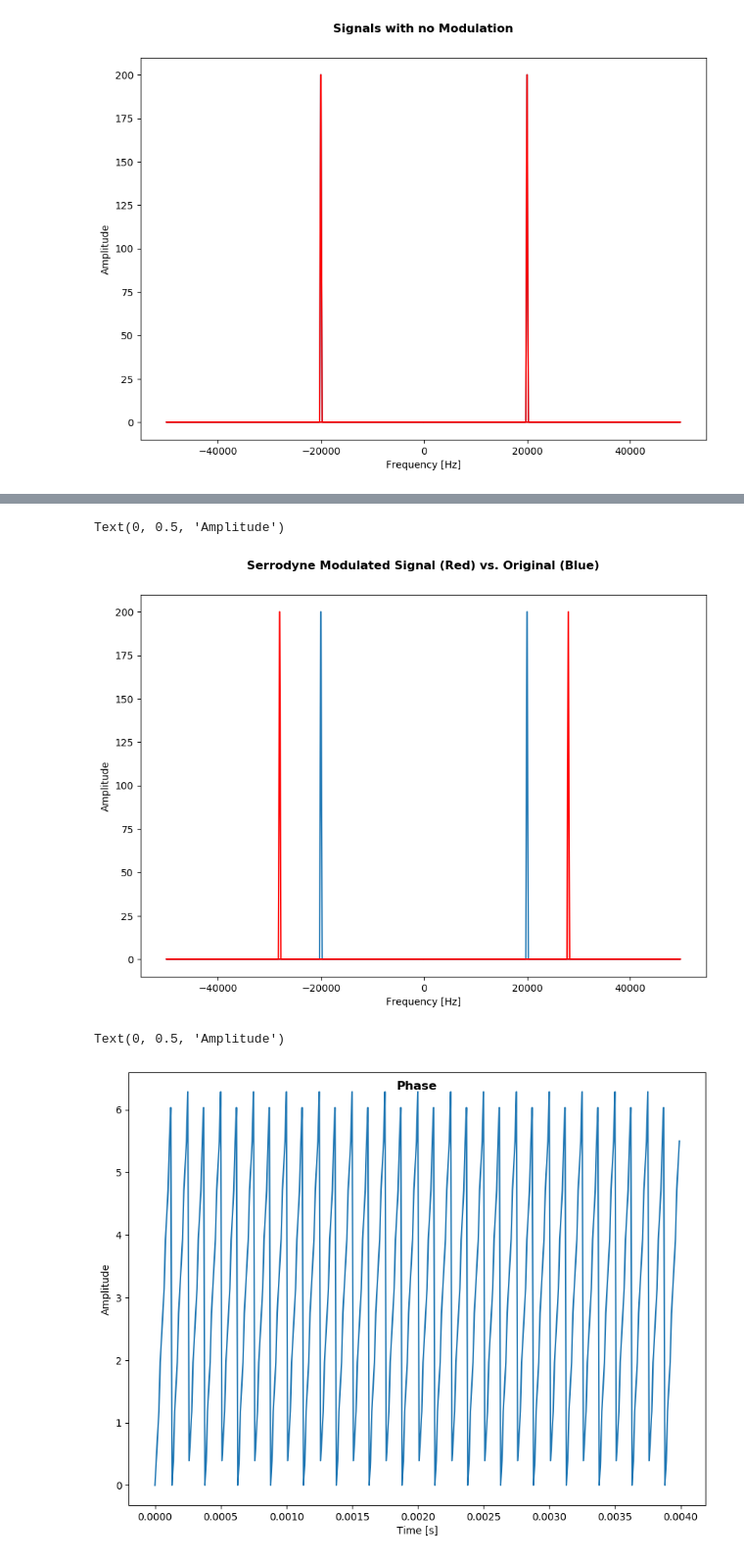
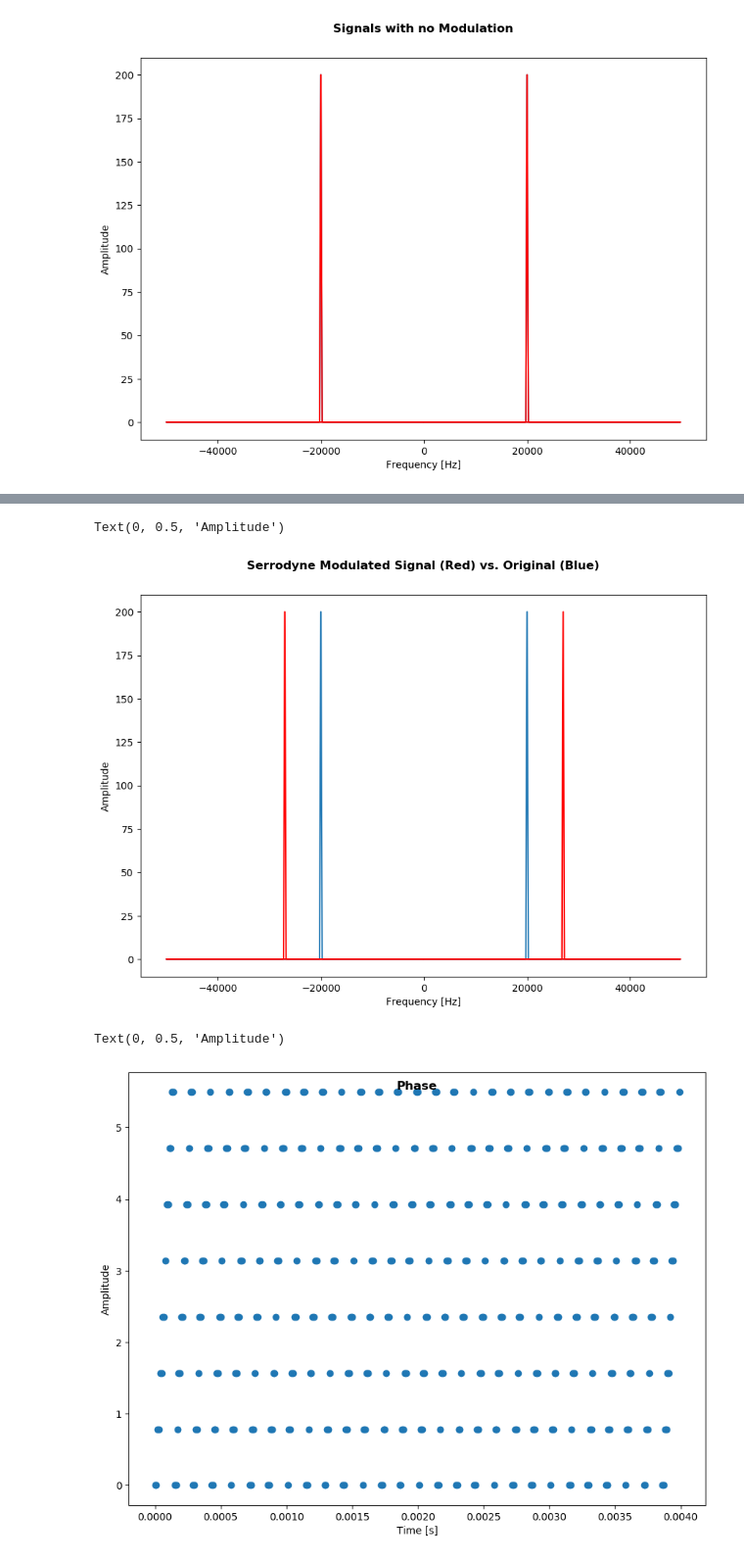
Before and after one commit to StevenCash/jupyter, a Jupyter notebook: Serrodyne.ipynb, the cells around one changed output, grey strips where cells are left out. Shown: that part at 98% size. Cells and saved outputs as stored; diff of their text form; code cells hidden in the pictures.

```diff
--- a/Serrodyne.ipynb
+++ b/Serrodyne.ipynb
@@ -74,7 +74,7 @@ Text(0, 0.5, 'Amplitude')
 #The phase ramp needs to be 360 degrees/s to add 1 Hz to the signal
 
 n = 0
-modfreq = 8000
+modfreq = 7000
 modrate = modfreq*(math.pi*2)/fsamp
 
 pramp = []
@@ -122,40 +122,40 @@ ax.set_xlabel('Frequency [Hz]')
 ax.set_ylabel('Amplitude')
 # %% [output]
 Text(0, 0.5, 'Amplitude')
-[figure, old version]
+[figure, new version]
 # %%
 #Ok, lets see what happens if you implemented this in hardware with a discrete phase shifter.
 
-nbits = 4
+nbits = 3
 
 #Phase shifter resolution is 360/(2^nbits), or 2pi/(2^nbits)
 
 res = 2*math.pi/(pow(2,nbits))
 
 #Now, translate phase ramp into quantized ramp of nbits resolution
 
 m = 0
 while m < samplength:
-    n = 0
-    while n < pow(2,nbits):
+    n = 1
+    while n <= pow(2,nbits):
         if (pramp[m] < n*res):
             pramp[m] = (n-1)*res
             break
         n += 1
     m += 1
 
 #Now lets look at our quantized phase ramp
 #Now plot
 fig = plt.figure()
 ax = fig.add_axes([0,0,1,1])
-ax.plot(signalaxis,pramp)
+ax.plot(signalaxis,pramp,'o')
 
 fig.suptitle('Phase', fontweight='bold')
 ax.set_xlabel('Time [s]')
 ax.set_ylabel('Amplitude')
 # %% [output]
 Text(0, 0.5, 'Amplitude')
-[figure, old version]
+[figure, new version]
 # %%
 #Ok, now, does the quantization result in spurs in our frequency response?
 
```
Also changed, not shown: parts of 3 cells of this notebook.
